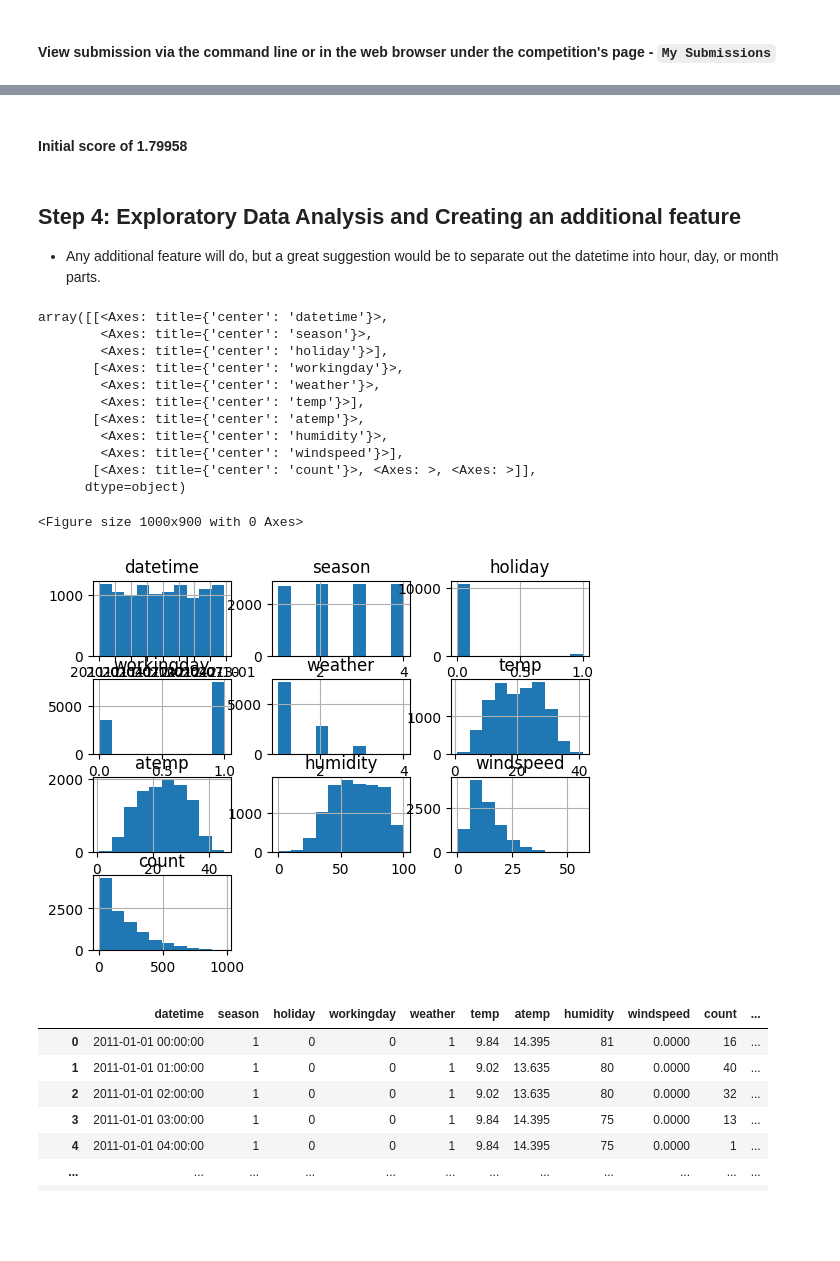
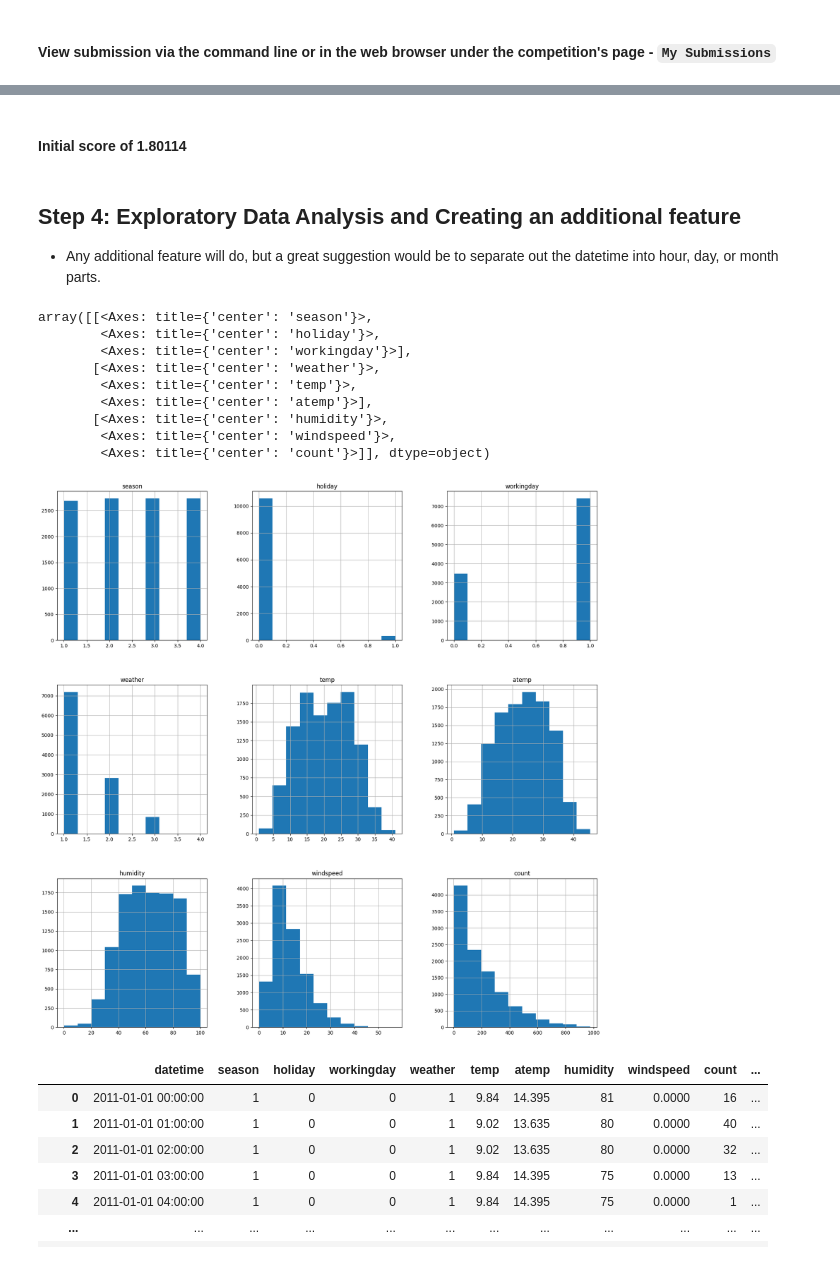
Before and after one commit to akankshaajoshi/Predict-Bike-Sharing-Demand-with-Autogluon, a Jupyter notebook: project/project_template.ipynb, the cells around one changed output, grey strips where cells are left out. Cells and saved outputs as stored; diff of their text form; code cells hidden in the pictures; blank space fills up the shorter version.

```diff
--- a/project/project_template.ipynb
+++ b/project/project_template.ipynb
@@ -100,7 +100,7 @@ from autogluon.tabular import TabularPredictor
 # %%
 # Create the train dataset in pandas by reading the csv
 # Set the parsing of the datetime column so you can use some of the `dt` features in pandas later
-train = pd.read_csv('train.csv')
+train = pd.read_csv('train.csv', parse_dates=['datetime'])
 train.head()
 # %% [output]
 |  | datetime | season | holiday | workingday | weather | temp | atemp | humidity | windspeed | casual | ... |
@@ -321,26 +321,22 @@ submission.csv  2023-05-19 12:37:12  first raw submission  complete  1.79958
 # %% [markdown]
-#### Initial score of 1.79958
+#### Initial score of 1.80114
 # %% [markdown]
 ## Step 4: Exploratory Data Analysis and Creating an additional feature
 * Any additional feature will do, but a great suggestion would be to separate out the datetime into hour, day, or month parts.
 # %%
 # Create a histogram of all features to show the distribution of each one relative to the data. This is part of the exploritory data analysis
 import matplotlib.pyplot as plt
-plt.figure(figsize = (10, 9))
-train.hist()
+train.hist(figsize=(20,20))
 # %% [output]
-array([[<Axes: title={'center': 'datetime'}>,
-        <Axes: title={'center': 'season'}>,
-        <Axes: title={'center': 'holiday'}>],
-       [<Axes: title={'center': 'workingday'}>,
-        <Axes: title={'center': 'weather'}>,
-        <Axes: title={'center': 'temp'}>],
-       [<Axes: title={'center': 'atemp'}>,
-        <Axes: title={'center': 'humidity'}>,
-        <Axes: title={'center': 'windspeed'}>],
-       [<Axes: title={'center': 'count'}>, <Axes: >, <Axes: >]],
-      dtype=object)
+array([[<Axes: title={'center': 'season'}>,
+        <Axes: title={'center': 'holiday'}>,
+        <Axes: title={'center': 'workingday'}>],
+       [<Axes: title={'center': 'weather'}>,
+        <Axes: title={'center': 'temp'}>,
+        <Axes: title={'center': 'atemp'}>],
+       [<Axes: title={'center': 'humidity'}>,
+        <Axes: title={'center': 'windspeed'}>,
+        <Axes: title={'center': 'count'}>]], dtype=object)
-<Figure size 1000x900 with 0 Axes>
-[figure, old version]
+[figure, new version]
 # %%
 # create a new feature
```
Also changed, not shown: parts of 25 cells of this notebook, 1 other file.
